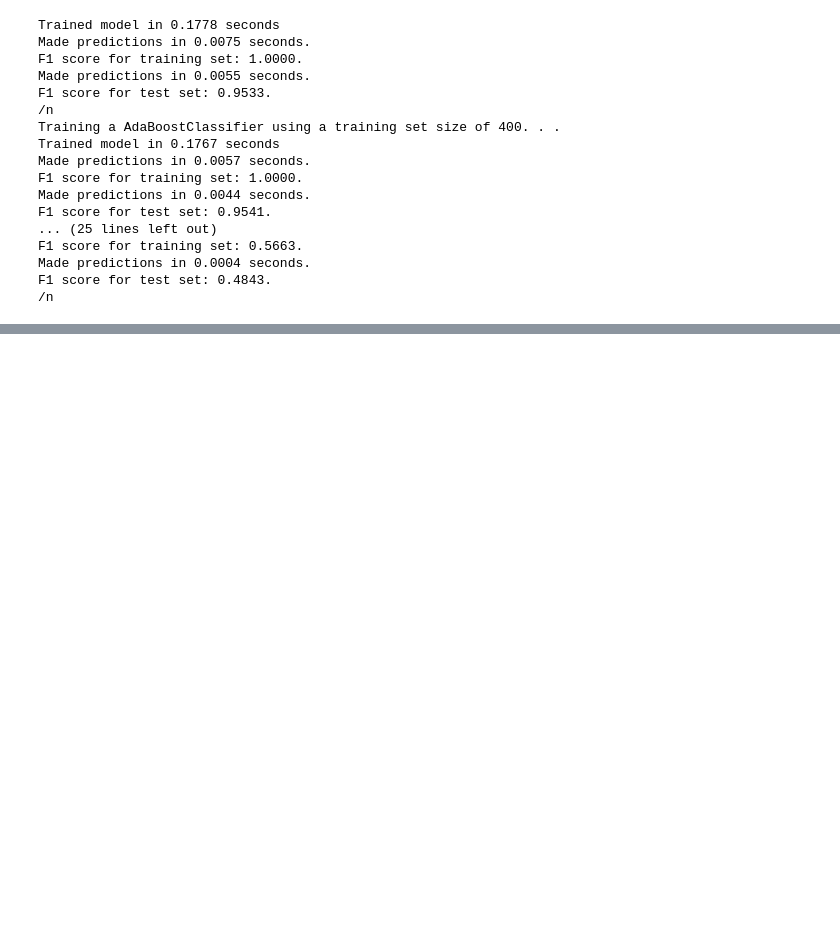
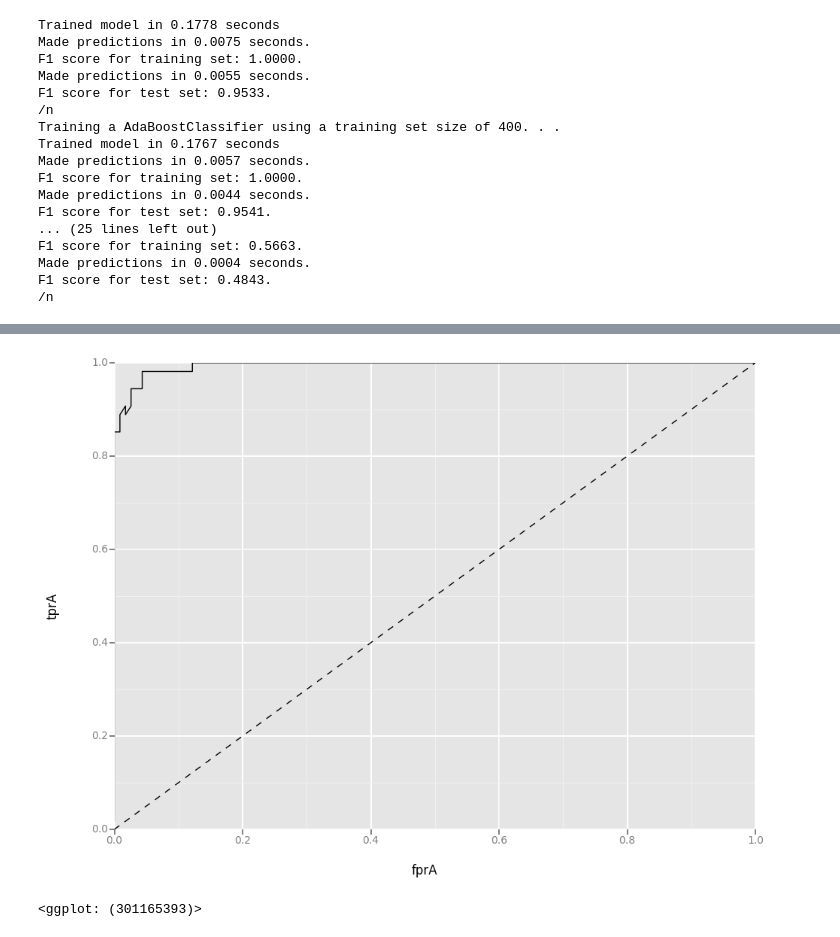
Before and after one commit to bora-pajo/breast-cancer-prediction, a Jupyter notebook: breast_cancer_clean.ipynb, the cells around one changed output, grey strips where cells are left out. Saved outputs shown, nothing was run; the diff lists cells and outputs as text; code cells hidden in the pictures; blank space fills up the shorter version.

```diff
--- a/breast_cancer_clean.ipynb
+++ b/breast_cancer_clean.ipynb
@@ -317,0 +381,12 @@ from sklearn.grid_search import GridSearchCV
+# %%
+# ROC curve for AdaBoost
+preds = clf_G.predict_proba(X_test)[:,1]
+fprA, tprA, _ = metrics.roc_curve(Y_test, preds)
+
+df = pd.DataFrame(dict(fprA=fprA, tprA=tprA))
+ggplot(df, aes(x='fprA', y='tprA')) +\
+    geom_line() +\
+    geom_abline(linetype='dashed')
+# %% [output]
+[figure, added]
+<ggplot: (301165393)>
```
Also changed, not shown: parts of 12 cells of this notebook.
